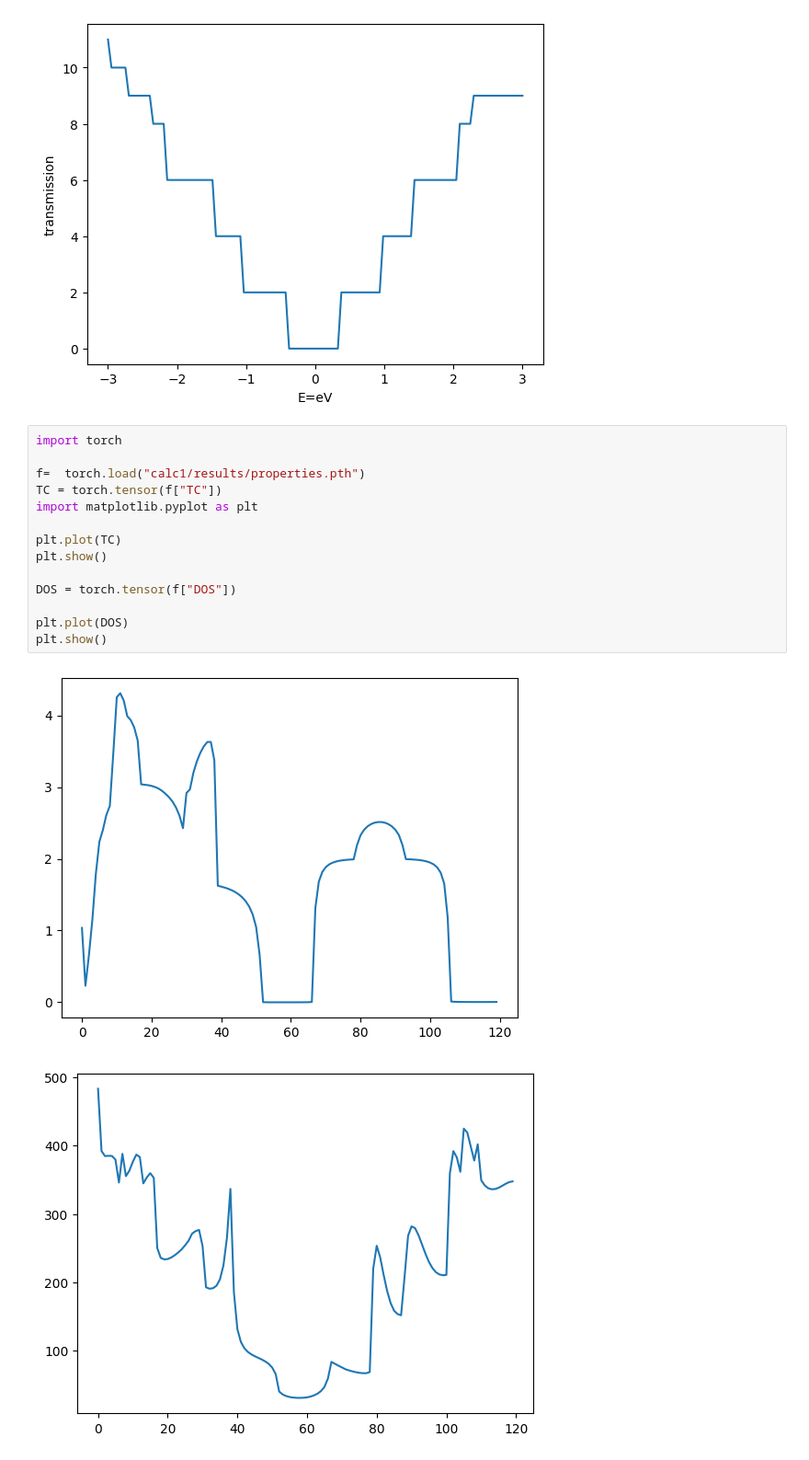
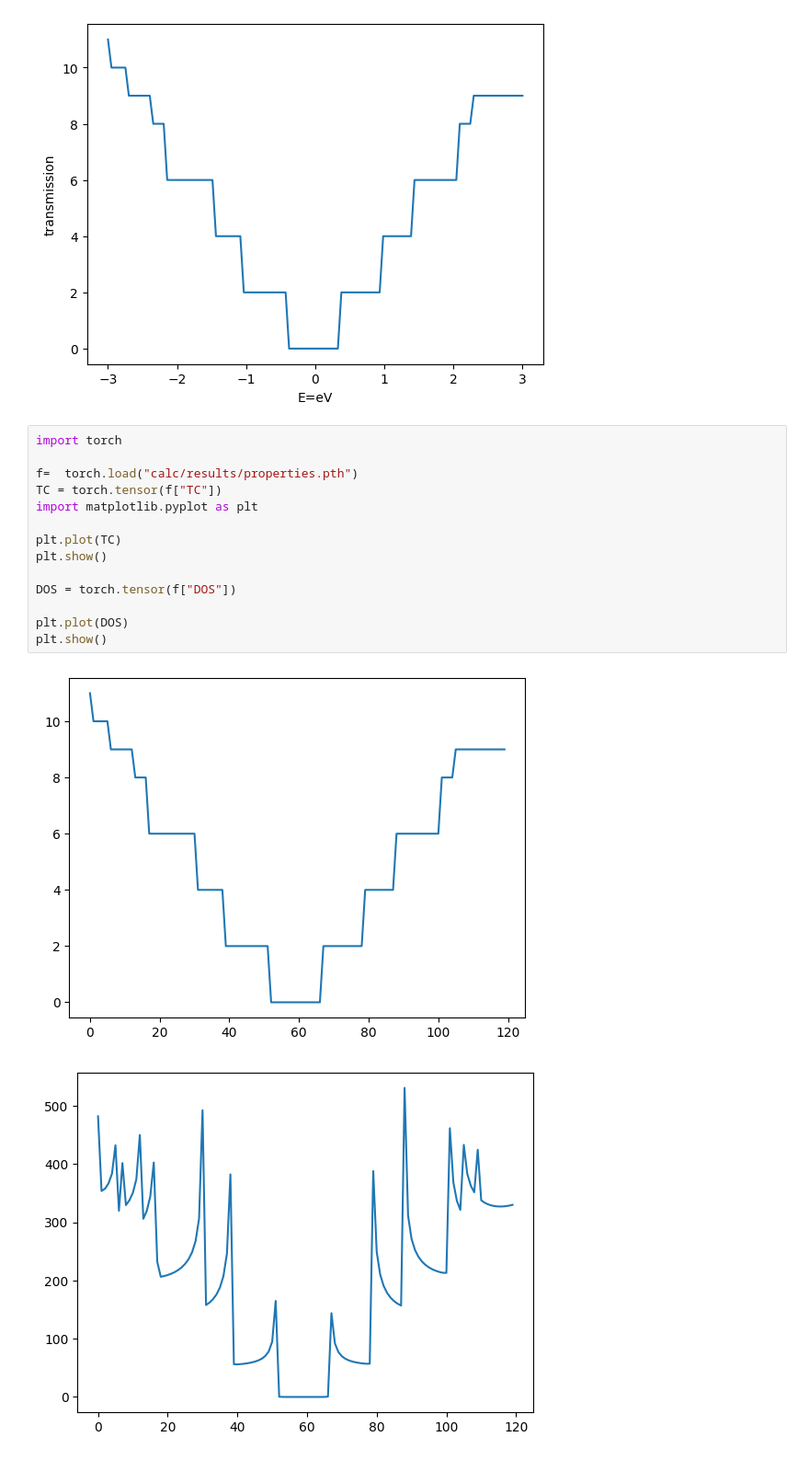
Before and after one commit to Cautumn/deeptb, a Jupyter notebook: examples/negf/negf.ipynb, the cells around one changed output. Shown: that part at 92% size. Saved outputs shown, nothing was run; the diff lists cells and outputs as text.

```diff
--- a/examples/negf/negf.ipynb
+++ b/examples/negf/negf.ipynb
@@ -157,17 +157,17 @@ plt.show()
 # %%
 import torch
 
-f=  torch.load("calc1/results/properties.pth")
+f=  torch.load("calc/results/properties.pth")
 TC = torch.tensor(f["TC"])
 import matplotlib.pyplot as plt
 
 plt.plot(TC)
 plt.show()
 
 DOS = torch.tensor(f["DOS"])
 
 plt.plot(DOS)
 plt.show()
 # %% [output]
-[figure, old version]
+[figure, new version]
-[figure, old version]
+[figure, new version]
```
Also changed, not shown: 15 other files.
